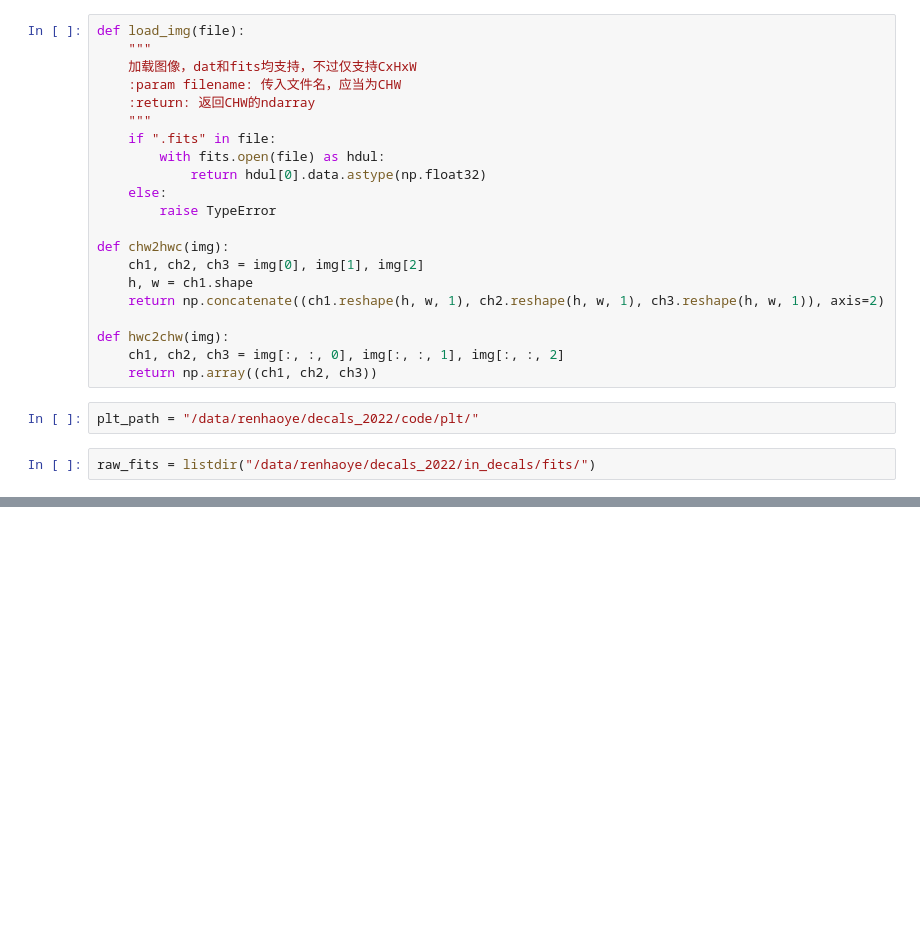
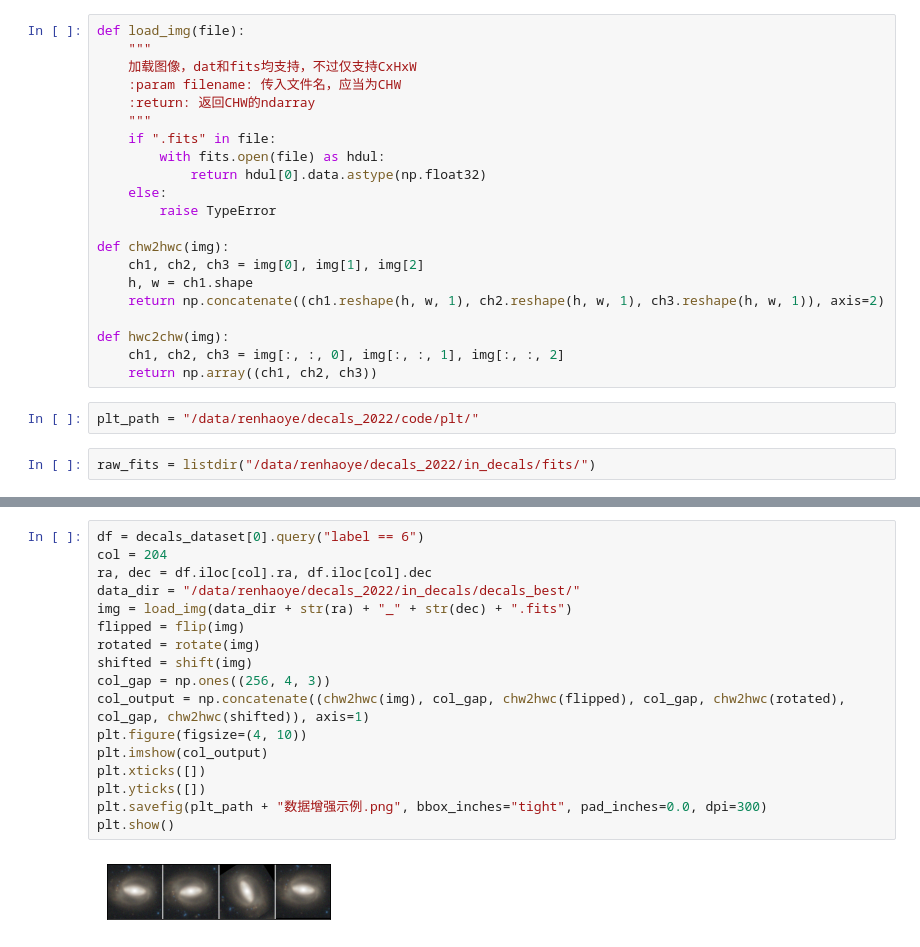
Before and after one commit to Astro-Astre/Pixel-based_DeepLearningTechnic, a Jupyter notebook: plt/plot.ipynb, the cells around one changed output, grey strips where cells are left out. Cells and saved outputs as stored; diff of their text form; blank space fills up the shorter version.

```diff
--- a/plt/plot.ipynb
+++ b/plt/plot.ipynb
@@ -47,0 +152,19 @@ plt.show()
+# %%
+df = decals_dataset[0].query("label == 6")
+col = 204
+ra, dec = df.iloc[col].ra, df.iloc[col].dec
+data_dir = "/data/renhaoye/decals_2022/in_decals/decals_best/"
+img = load_img(data_dir + str(ra) + "_" + str(dec) + ".fits")
+flipped = flip(img)
+rotated = rotate(img)
+shifted = shift(img)
+col_gap = np.ones((256, 4, 3))
+col_output = np.concatenate((chw2hwc(img), col_gap, chw2hwc(flipped), col_gap, chw2hwc(rotated), col_gap, chw2hwc(shifted)), axis=1)
+plt.figure(figsize=(4, 10))
+plt.imshow(col_output)
+plt.xticks([])
+plt.yticks([])
+plt.savefig(plt_path + "数据增强示例.png", bbox_inches="tight", pad_inches=0.0, dpi=300)
+plt.show()
+# %% [output]
+[figure, added]
```
Also changed, not shown: parts of 10 cells of this notebook, 13 other files.
